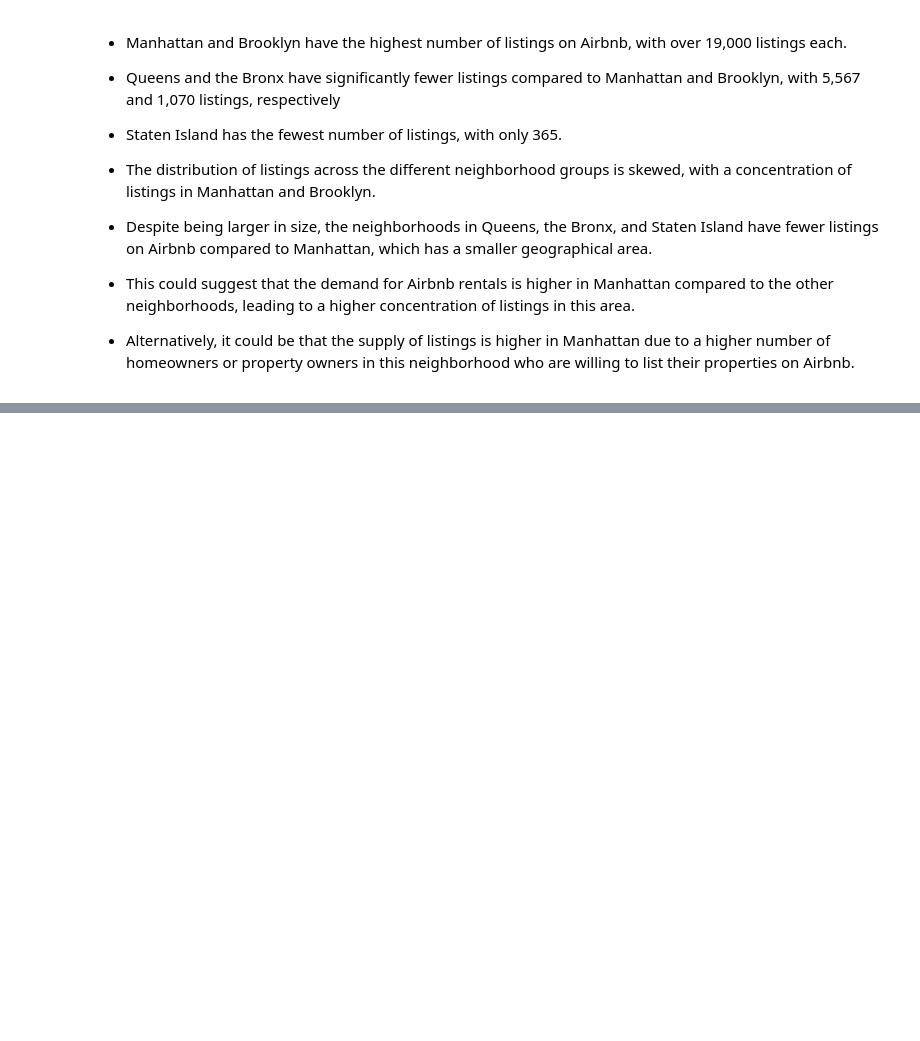
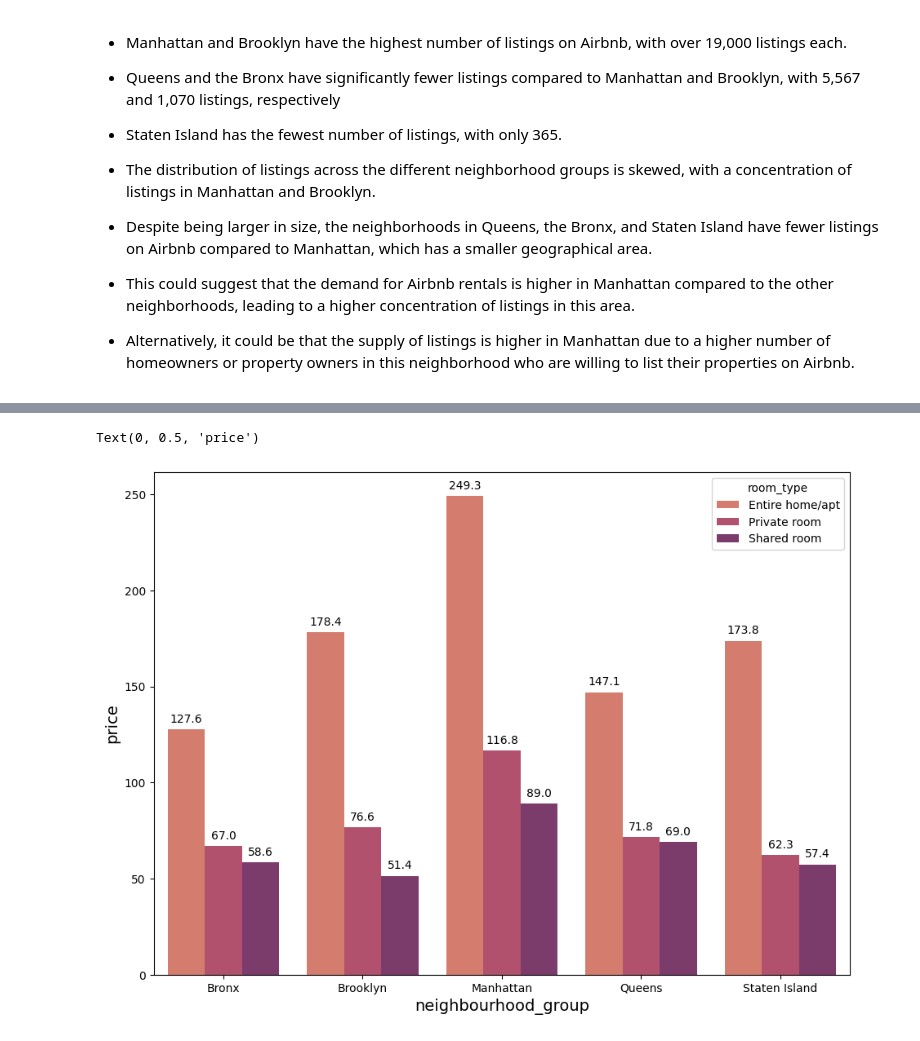
Before and after one commit to kumarsinghashu/AirBnb--Booking--Analysis, a Jupyter notebook: AirBnb_Booking_Analysis_Capstone_Project_EDA.ipynb, the cells around one changed output, grey strips where cells are left out. Drawn from its saved outputs; the diff is of its cells as text; code cells hidden in the pictures; blank space fills up the shorter version.

```diff
--- a/AirBnb_Booking_Analysis_Capstone_Project_EDA.ipynb
+++ b/AirBnb_Booking_Analysis_Capstone_Project_EDA.ipynb
@@ -532,0 +581,3 @@ plt.show()
+# %%
+#Creating a dataframe which shows the average price for different neighbourhood groups
+avg_pref_price = AirBnb_df.groupby(['neighbourhood_group','room_type'])['price'].mean().reset_index()
@@ -532,0 +604,14 @@ plt.show()
+# %%
+#creating a visualisation for prices of each neighbourhood group with different room types
+splot=sns.barplot(data=avg_pref_price,x='neighbourhood_group',y='price',hue='room_type',palette='flare')
+for p in splot.patches:
+    splot.annotate(format(p.get_height(), '.1f'),
+                   (p.get_x() + p.get_width() / 2., p.get_height()),
+                   ha = 'center', va = 'center',
+                   xytext = (0, 9),
+                   textcoords = 'offset points')
+plt.xlabel("neighbourhood_group", size=14)
+plt.ylabel("price", size=14)
+# %% [output]
+Text(0, 0.5, 'price')
+[figure, added]
```
Also changed, not shown: parts of 15 cells of this notebook.
